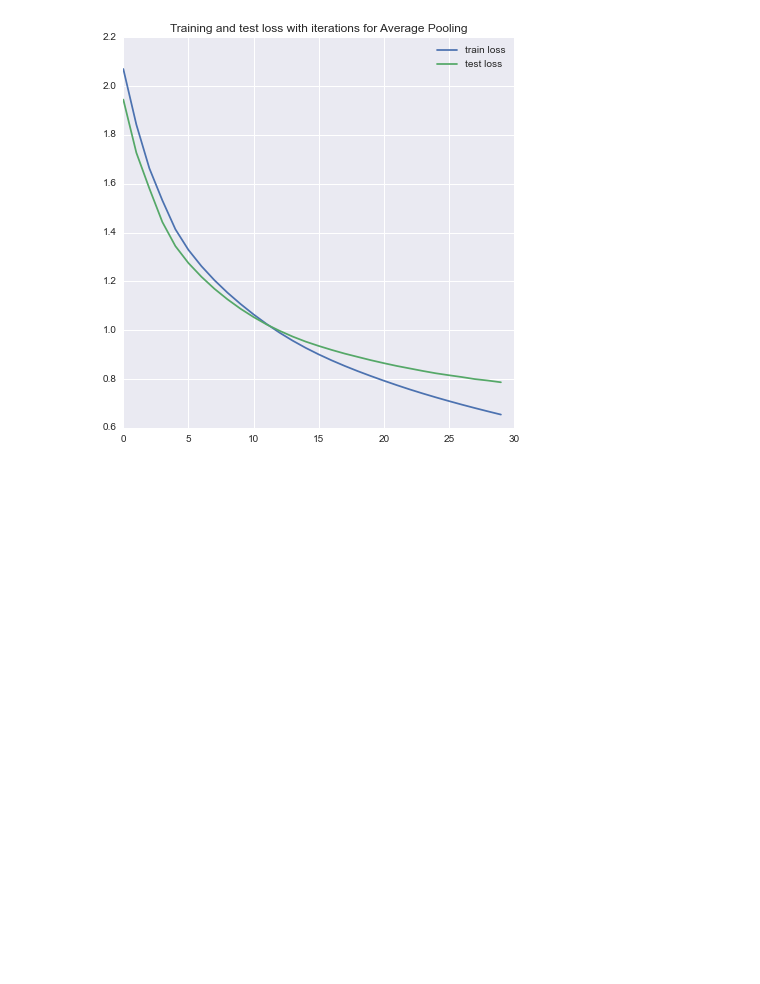
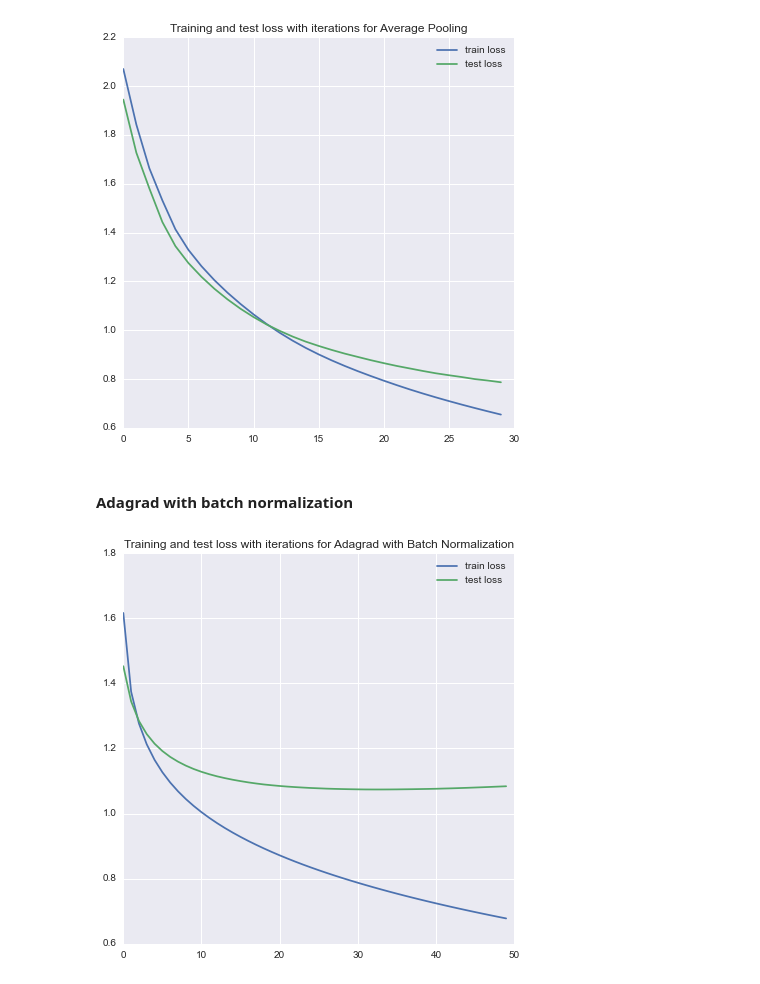
Before and after one commit to apoorvedave/ImageClassification-Project3, a Jupyter notebook: Q3/Q3 Plots.ipynb, the cells around one changed output. Drawn from its saved outputs; the diff is of its cells as text; code cells hidden in the pictures; blank space fills up the shorter version.

```diff
--- a/Q3/Q3 Plots.ipynb
+++ b/Q3/Q3 Plots.ipynb
@@ -63,3 +63,11 @@ train = [2.0697e+00, 1.8421e+00, 1.6629e+00, 1.5314e+00, 1.4132e+00, 1.3288e+00,
 plot(train,test,"Average Pooling")
 # %% [output]
 [figure]
+# %% [markdown]
+#### Adagrad with batch normalization
+# %%
+test = [1.4527, 1.3446, 1.2845, 1.2442, 1.2148, 1.1922, 1.1742, 1.1596, 1.1474, 1.1371, 1.1284, 1.1210, 1.1145, 1.1090, 1.1041, 1.0998, 1.0959, 1.0925, 1.0895, 1.0871, 1.0849, 1.0830, 1.0814, 1.0800, 1.0787, 1.0777, 1.0767, 1.0760, 1.0754, 1.0749, 1.0745, 1.0742, 1.0741, 1.0741, 1.0742, 1.0744, 1.0747, 1.0750, 1.0754, 1.0758, 1.0763, 1.0770, 1.0776, 1.0784, 1.0792, 1.0801, 1.0810, 1.0820, 1.0830, 1.0840]
+train = [1.6163, 1.3744, 1.2768, 1.2127, 1.1650, 1.1271, 1.0955, 1.0685, 1.0448, 1.0237, 1.0045, 0.98698, 0.97078, 0.95573, 0.94170, 0.92849, 0.91601, 0.90418, 0.89292, 0.88219, 0.87191, 0.86204, 0.85254, 0.84342, 0.83466, 0.82618, 0.81799, 0.81006, 0.80239, 0.79492, 0.78768, 0.78063, 0.77377, 0.76708, 0.76054, 0.75417, 0.74796, 0.74189, 0.73596, 0.73013, 0.72443, 0.71886, 0.71339, 0.70805, 0.70280, 0.69764, 0.69259, 0.68763, 0.68275, 0.67796]
+plot(train,test,"Adagrad with Batch Normalization")
+# %% [output]
+[figure, added]
```
Also changed, not shown: 3 other files.
